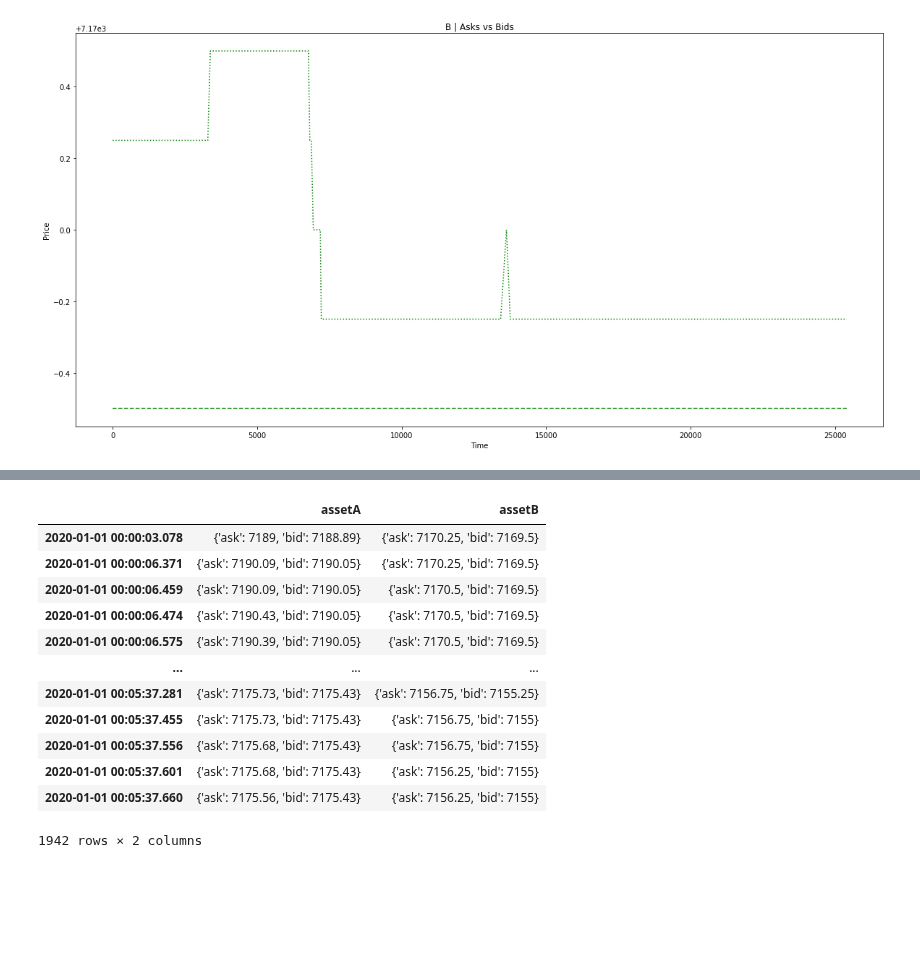
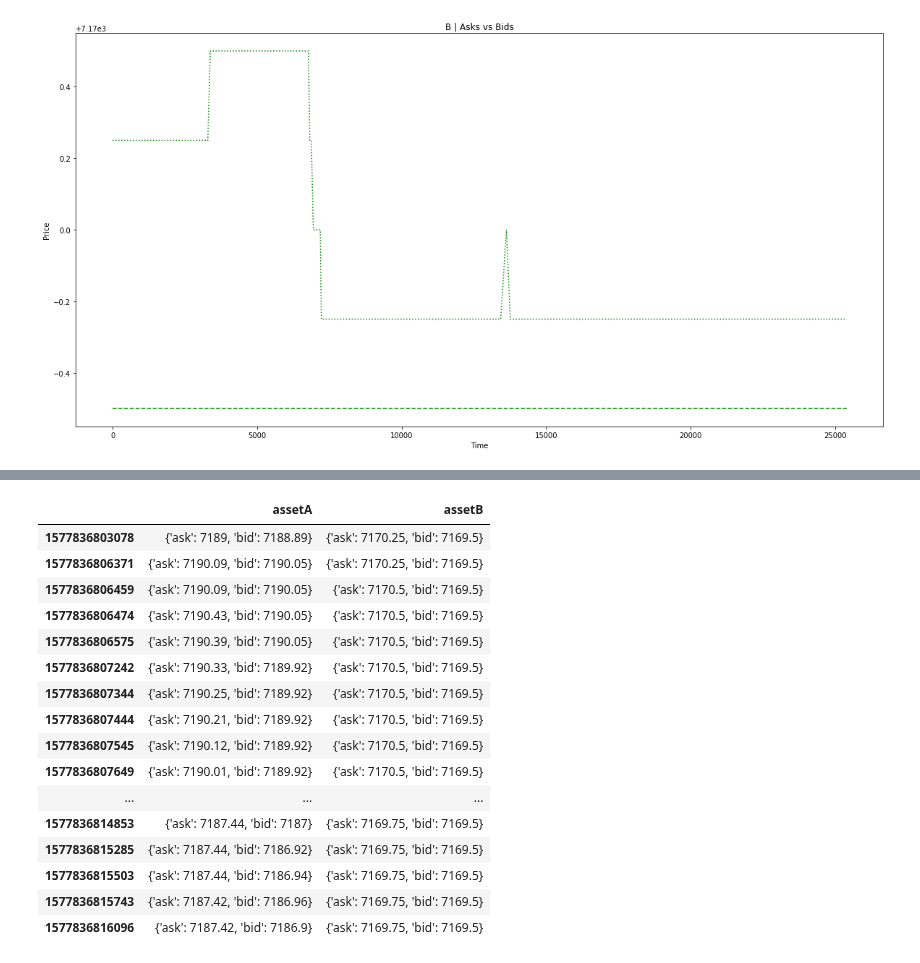
Before and after one commit to giladbarnea/scratches, a Jupyter notebook: efficient-frontier/home-task/algo-home-task/efficient_frontier_scratch.ipynb, the cells around one changed output, grey strips where cells are left out. Cells and saved outputs as stored; diff of their text form; code cells hidden in the pictures; blank space fills up the shorter version.

```diff
--- a/efficient-frontier/home-task/algo-home-task/efficient_frontier_scratch.ipynb
+++ b/efficient-frontier/home-task/algo-home-task/efficient_frontier_scratch.ipynb
@@ -17,6 +17,7 @@ try:
     uploaded = files.upload()
     data:dict = json.loads(uploaded['data-trunc.json'])
 except Exception as e:
-    with open('./data-trunc.json') as f:
+    import util
+    with open('./data.json') as fp:
         # 500ms~
-        data: dict = json.load(f)
+        data:dict = util.partial_json(fp,objs=50)
@@ -177,21 +163,26 @@ df1
 # %%
-df2 = pd.read_json('./data-trunc.json', orient='index')
+# df = pd.read_json('./data-trunc.json', orient='index')
+df = pd.DataFrame.from_dict(data,orient='index')
 
-df2
+df
 # %% [output]
 |  | assetA | assetB |
-| 2020-01-01 00:00:03.078 | {'ask': 7189, 'bid': 7188.89} | {'ask': 7170.25, 'bid': 7169.5} |
-| 2020-01-01 00:00:06.371 | {'ask': 7190.09, 'bid': 7190.05} | {'ask': 7170.25, 'bid': 7169.5} |
-| 2020-01-01 00:00:06.459 | {'ask': 7190.09, 'bid': 7190.05} | {'ask': 7170.5, 'bid': 7169.5} |
-| 2020-01-01 00:00:06.474 | {'ask': 7190.43, 'bid': 7190.05} | {'ask': 7170.5, 'bid': 7169.5} |
-| 2020-01-01 00:00:06.575 | {'ask': 7190.39, 'bid': 7190.05} | {'ask': 7170.5, 'bid': 7169.5} |
+| 1577836803078 | {'ask': 7189, 'bid': 7188.89} | {'ask': 7170.25, 'bid': 7169.5} |
+| 1577836806371 | {'ask': 7190.09, 'bid': 7190.05} | {'ask': 7170.25, 'bid': 7169.5} |
+| 1577836806459 | {'ask': 7190.09, 'bid': 7190.05} | {'ask': 7170.5, 'bid': 7169.5} |
+| 1577836806474 | {'ask': 7190.43, 'bid': 7190.05} | {'ask': 7170.5, 'bid': 7169.5} |
+| 1577836806575 | {'ask': 7190.39, 'bid': 7190.05} | {'ask': 7170.5, 'bid': 7169.5} |
+| 1577836807242 | {'ask': 7190.33, 'bid': 7189.92} | {'ask': 7170.5, 'bid': 7169.5} |
+| 1577836807344 | {'ask': 7190.25, 'bid': 7189.92} | {'ask': 7170.5, 'bid': 7169.5} |
+| 1577836807444 | {'ask': 7190.21, 'bid': 7189.92} | {'ask': 7170.5, 'bid': 7169.5} |
+| 1577836807545 | {'ask': 7190.12, 'bid': 7189.92} | {'ask': 7170.5, 'bid': 7169.5} |
+| 1577836807649 | {'ask': 7190.01, 'bid': 7189.92} | {'ask': 7170.5, 'bid': 7169.5} |
 | ... | ... | ... |
-| 2020-01-01 00:05:37.281 | {'ask': 7175.73, 'bid': 7175.43} | {'ask': 7156.75, 'bid': 7155.25} |
-| 2020-01-01 00:05:37.455 | {'ask': 7175.73, 'bid': 7175.43} | {'ask': 7156.75, 'bid': 7155} |
-| 2020-01-01 00:05:37.556 | {'ask': 7175.68, 'bid': 7175.43} | {'ask': 7156.75, 'bid': 7155} |
-| 2020-01-01 00:05:37.601 | {'ask': 7175.68, 'bid': 7175.43} | {'ask': 7156.25, 'bid': 7155} |
-| 2020-01-01 00:05:37.660 | {'ask': 7175.56, 'bid': 7175.43} | {'ask': 7156.25, 'bid': 7155} |
+| 1577836814853 | {'ask': 7187.44, 'bid': 7187} | {'ask': 7169.75, 'bid': 7169.5} |
+| 1577836815285 | {'ask': 7187.44, 'bid': 7186.92} | {'ask': 7169.75, 'bid': 7169.5} |
+| 1577836815503 | {'ask': 7187.44, 'bid': 7186.94} | {'ask': 7169.75, 'bid': 7169.5} |
+| 1577836815743 | {'ask': 7187.42, 'bid': 7186.96} | {'ask': 7169.75, 'bid': 7169.5} |
+| 1577836816096 | {'ask': 7187.42, 'bid': 7186.9} | {'ask': 7169.75, 'bid': 7169.5} |
-1942 rows × 2 columns
 # %%
 def asks(state):
     ask_ = state['ask']
```
Also changed, not shown: parts of 11 cells of this notebook, 1 other file.
